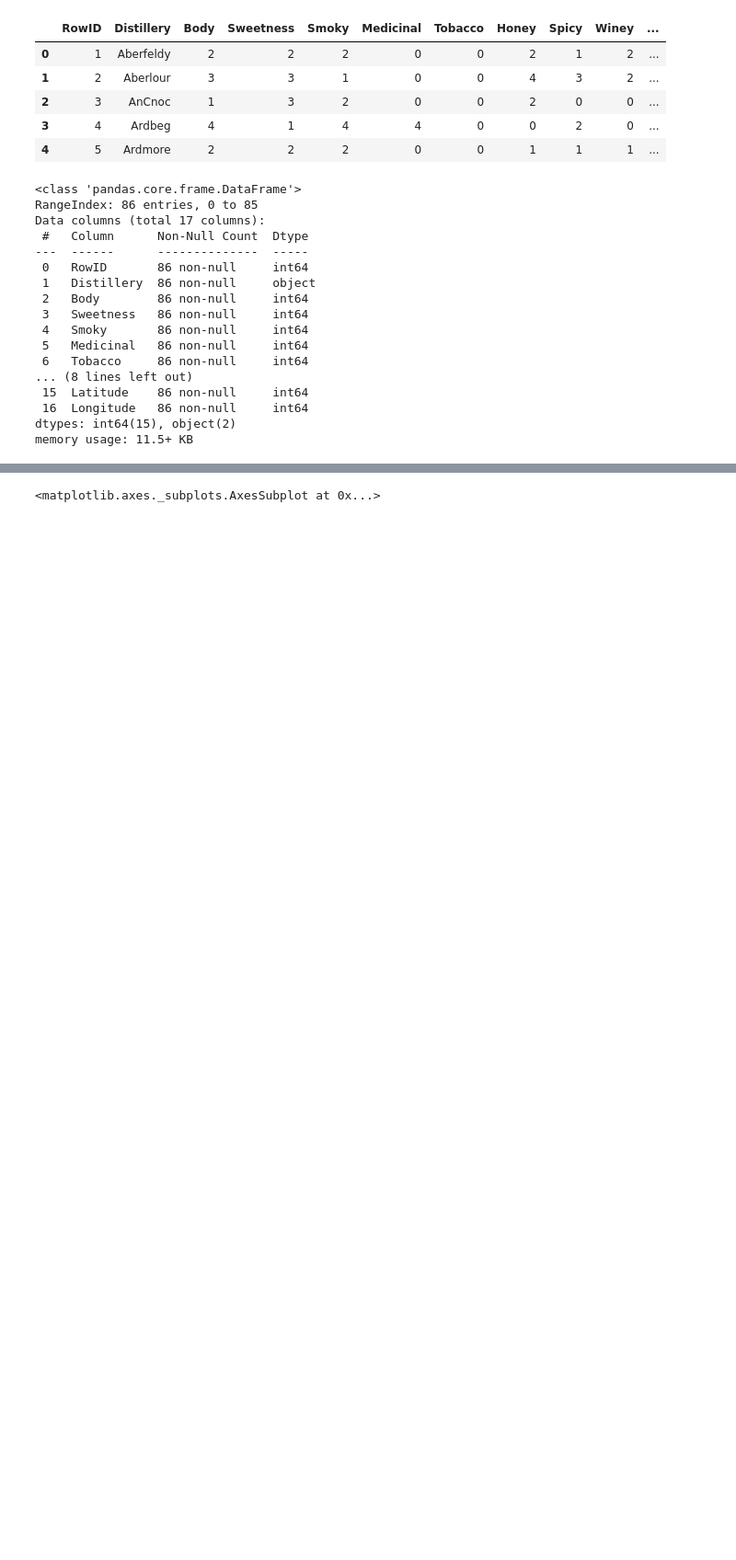
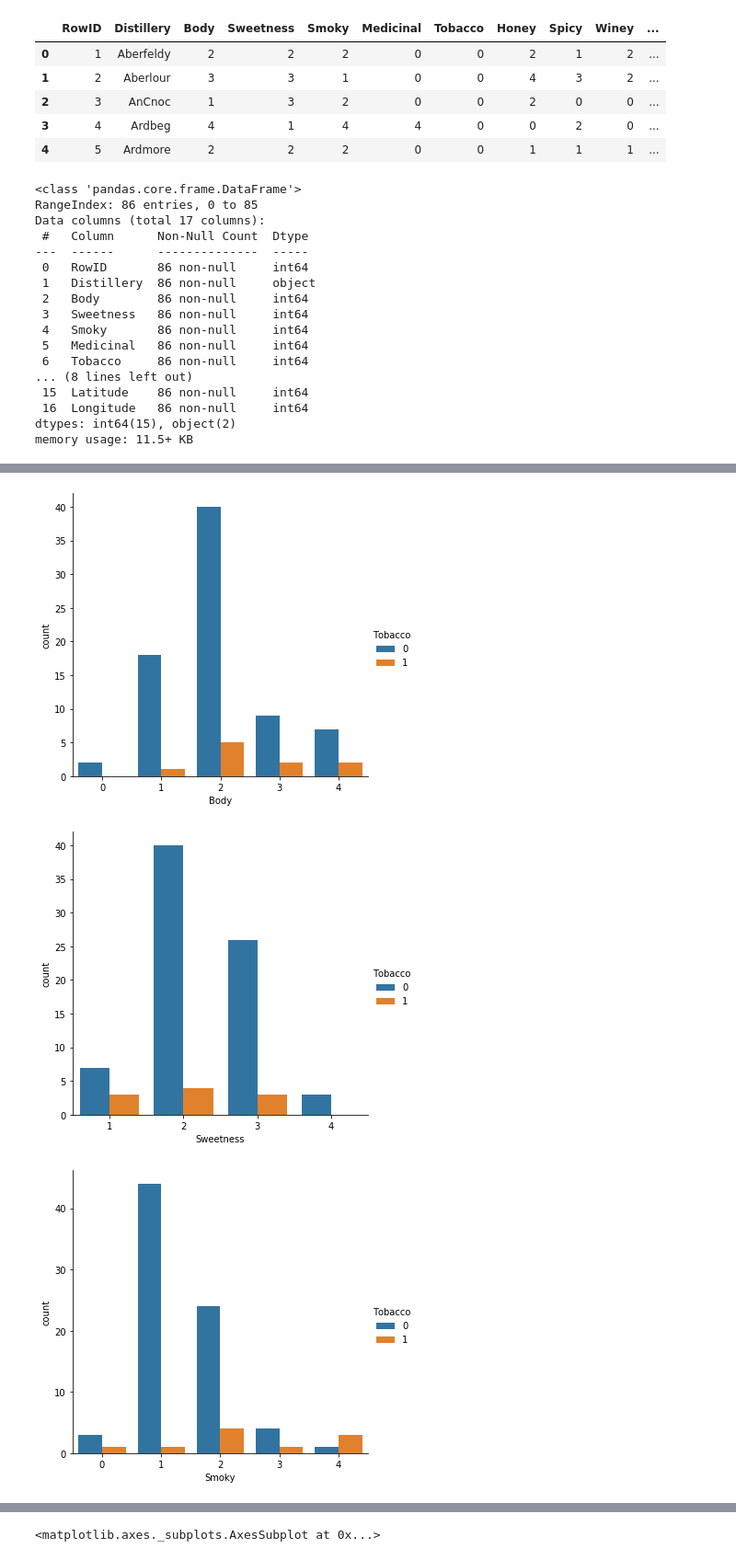
Before and after one commit to PhathuAuti/k-means_clustering, a Jupyter notebook: Whisky Tasting Data.ipynb, the cells around one changed output, grey strips where cells are left out. Shown: that part at 92% size. Saved outputs shown, nothing was run; the diff lists cells and outputs as text; code cells hidden in the pictures; blank space fills up the shorter version.

```diff
--- a/Whisky Tasting Data.ipynb
+++ b/Whisky Tasting Data.ipynb
@@ -57,0 +63,10 @@ whisky.describe()
+# %%
+sns.factorplot("Body", data=whisky,kind="count", hue="Tobacco")
+sns.factorplot("Sweetness", data=whisky,kind="count", hue="Tobacco")
+sns.factorplot("Smoky", data=whisky,kind="count", hue="Tobacco")
+sns.factorplot("Medicinal", data=whisky,kind="count", hue="Tobacco")
+plt.show()
+# %% [output]
+[figure, added]
+[figure, added]
+[figure, added]
```
Also changed, not shown: parts of 3 cells of this notebook.
